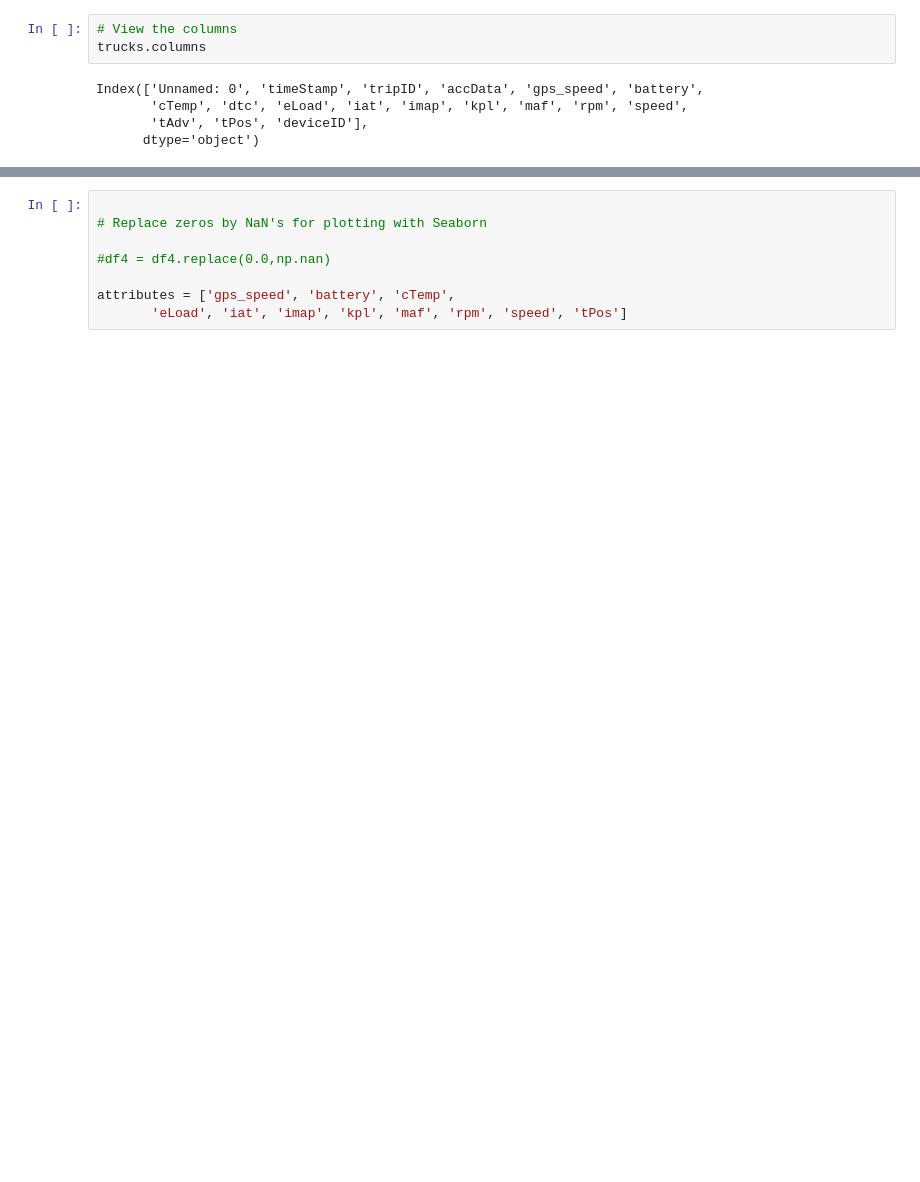
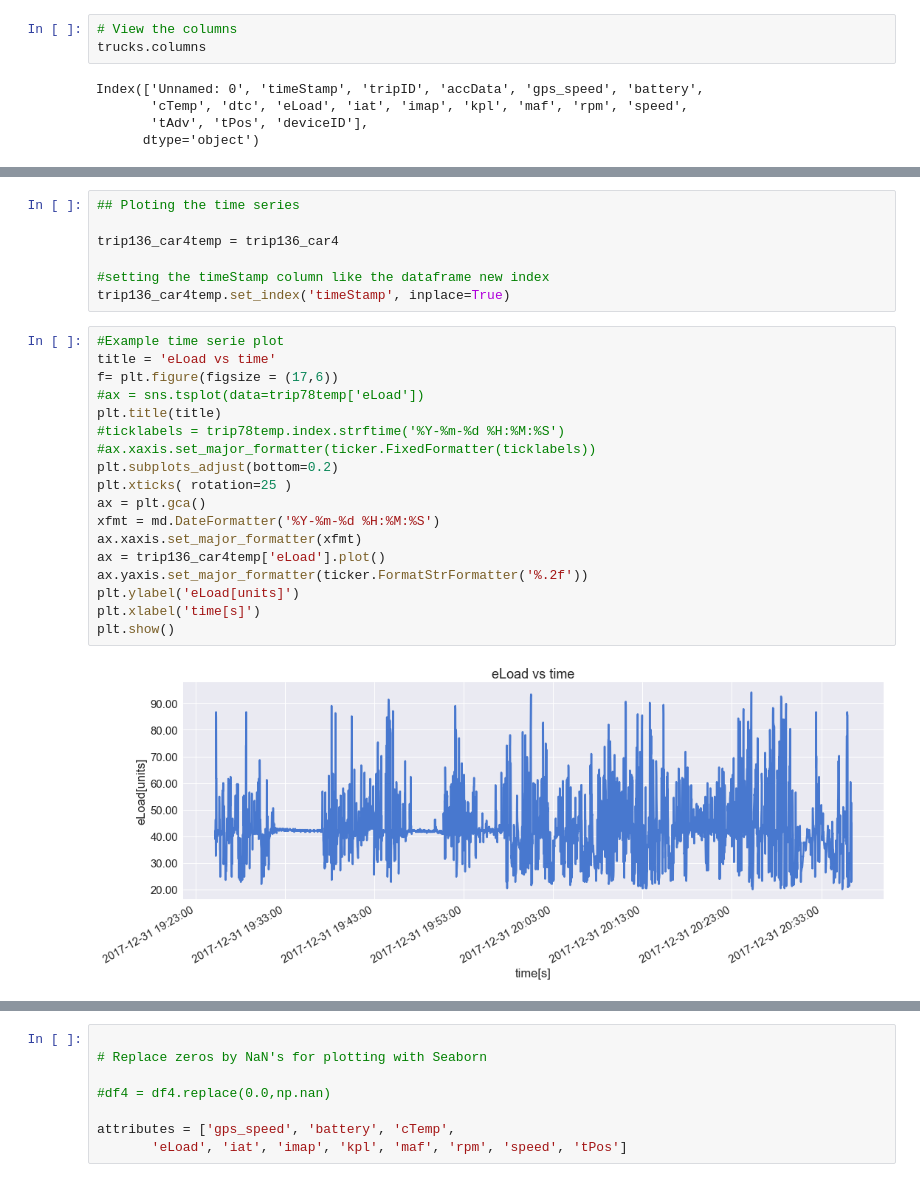
Before and after one commit to noshaq/Vehicle_remote_sensing, a Jupyter notebook: vehicle_telematics.ipynb, the cells around one changed output, grey strips where cells are left out. Drawn from its saved outputs; the diff is of its cells as text; blank space fills up the shorter version.

```diff
--- a/vehicle_telematics.ipynb
+++ b/vehicle_telematics.ipynb
@@ -132,0 +155,27 @@ See the caveats in the documentation: http://pandas.pydata.org/pandas-docs/stabl
+# %%
+## Ploting the time series
+
+trip136_car4temp = trip136_car4
+
+#setting the timeStamp column like the dataframe new index
+trip136_car4temp.set_index('timeStamp', inplace=True)
+# %%
+#Example time serie plot
+title = 'eLoad vs time'
+f= plt.figure(figsize = (17,6))
+#ax = sns.tsplot(data=trip78temp['eLoad'])
+plt.title(title)
+#ticklabels = trip78temp.index.strftime('%Y-%m-%d %H:%M:%S')
+#ax.xaxis.set_major_formatter(ticker.FixedFormatter(ticklabels))
+plt.subplots_adjust(bottom=0.2)
+plt.xticks( rotation=25 )
+ax = plt.gca()
+xfmt = md.DateFormatter('%Y-%m-%d %H:%M:%S')
+ax.xaxis.set_major_formatter(xfmt)
+ax = trip136_car4temp['eLoad'].plot()
+ax.yaxis.set_major_formatter(ticker.FormatStrFormatter('%.2f'))
+plt.ylabel('eLoad[units]')
+plt.xlabel('time[s]')
+plt.show()
+# %% [output]
+[figure, added]
```
Also changed, not shown: parts of 35 cells of this notebook, 1 other file.
